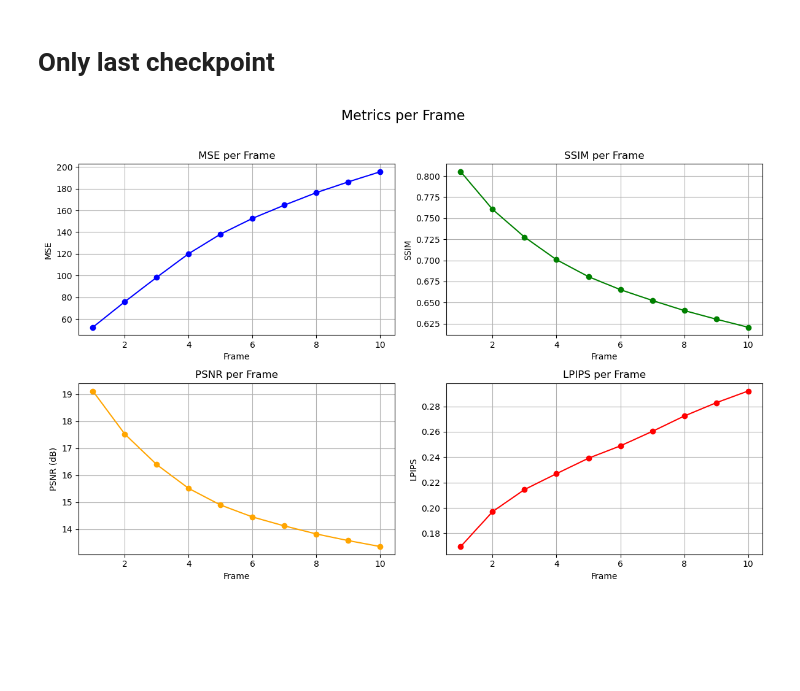
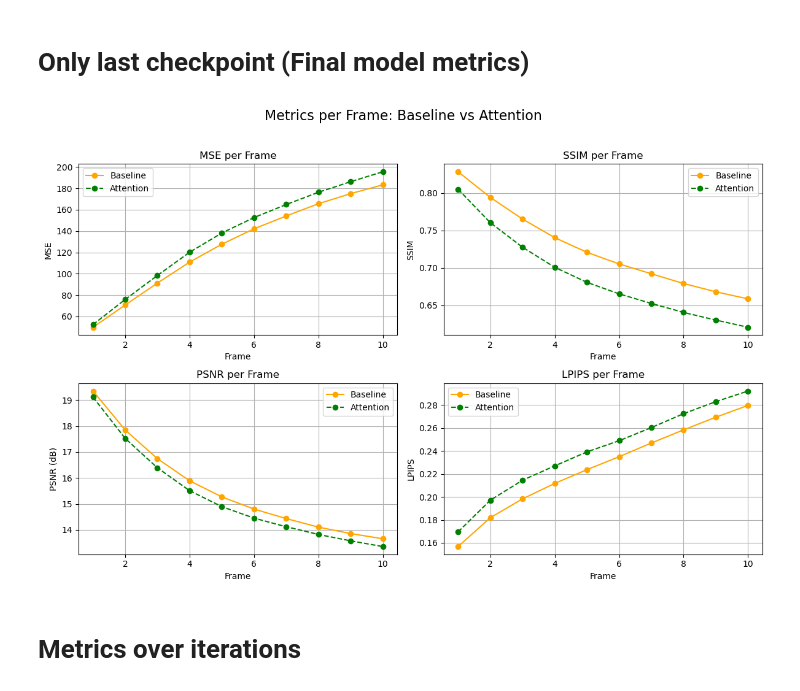
Before and after one commit to LuukNeervens/predrnn-pytorch, a Jupyter notebook: visualization.ipynb, the cells around one changed output. Saved outputs shown, nothing was run; the diff lists cells and outputs as text; code cells hidden in the pictures; blank space fills up the shorter version.

```diff
--- a/visualization.ipynb
+++ b/visualization.ipynb
@@ -1,62 +3,97 @@
 # %% [markdown]
-# Only last checkpoint
+# Only last checkpoint (Final model metrics)
 # %%
-import matplotlib.pyplot as plt
-
-# Data (excluding averages)
-mse_per_seq = [
+attention_mse_per_seq = [
     52.36040260897104, 75.87598776147068, 98.39102316860215, 120.14814405939187,
     138.20194878635635, 152.695644577823, 164.90908127137456, 176.3994511983481,
     186.32597479762802, 195.65048548686934
 ]
 
-ssim_per_frame = [
+attention_ssim_per_frame = [
     0.8051972, 0.7604716, 0.72762644, 0.70079494, 0.6806795,
     0.66524535, 0.6524609, 0.64045924, 0.6302457, 0.6206291
 ]
 
-psnr_per_frame = [
+attention_psnr_per_frame = [
     19.114466, 17.523293, 16.392725, 15.512162, 14.897641,
     14.455559, 14.123965, 13.827261, 13.580985, 13.361341
 ]
 
-lpips_per_frame = [
+attention_lpips_per_frame = [
     0.16954026, 0.19710088, 0.21450773, 0.22699158, 0.23916881,
     0.24890575, 0.26032004, 0.27242687, 0.28289562, 0.29213637
 ]
 
+baseline_mse_per_seq = [
+    49.83746890945128, 70.6915483589632, 91.23019789117407, 110.9301803772708, 127.6862334285874,
+    142.14165401841743, 154.17862241813935, 165.65447820334072, 175.11087060644923, 183.40075260759835
+]
+
+baseline_ssim_per_frame = [
+    0.82856745, 0.79423726, 0.76527035, 0.7404703, 0.720803,
+    0.705273, 0.6921228, 0.67908496, 0.6680762, 0.6586225
+]
+
+baseline_psnr_per_frame = [
+    19.34666, 17.848246, 16.744139, 15.893031, 15.274017,
+    14.803915, 14.438064, 14.108897, 13.862205, 13.661213
+]
+
+baseline_lpips_per_frame = [
+    0.1567664, 0.18188165, 0.19826423, 0.2117261, 0.22371243,
+    0.23498476, 0.24690263, 0.25832912, 0.2693494, 0.2796048
+]
+
+
 frames = list(range(1, 11))
+
+baseline_color = 'orange'
+attention_color = 'green'
 
 # Plotting
 fig, axs = plt.subplots(2, 2, figsize=(12, 8))
-fig.suptitle("Metrics per Frame", fontsize=16)
+fig.suptitle("Metrics per Frame: Baseline vs Attention", fontsize=16)
 
-axs[0, 0].plot(frames, mse_per_seq, marker='o', color='blue')
+# MSE
+axs[0, 0].plot(frames, baseline_mse_per_seq, marker='o', color=baseline_color, label='Baseline')
+axs[0, 0].plot(frames, attention_mse_per_seq, marker='o', color=attention_color, linestyle='--', label='Attention')
 axs[0, 0].set_title("MSE per Frame")
 axs[0, 0].set_xlabel("Frame")
 axs[0, 0].set_ylabel("MSE")
 axs[0, 0].grid(True)
+axs[0, 0].legend()
 
-axs[0, 1].plot(frames, ssim_per_frame, marker='o', color='green')
+# SSIM
+axs[0, 1].plot(frames, baseline_ssim_per_frame, marker='o', color=baseline_color, label='Baseline')
+axs[0, 1].plot(frames, attention_ssim_per_frame, marker='o', color=attention_color, linestyle='--', label='Attention')
 axs[0, 1].set_title("SSIM per Frame")
 axs[0, 1].set_xlabel("Frame")
 axs[0, 1].set_ylabel("SSIM")
 axs[0, 1].grid(True)
+axs[0, 1].legend()
 
-axs[1, 0].plot(frames, psnr_per_frame, marker='o', color='orange')
+# PSNR
+axs[1, 0].plot(frames, baseline_psnr_per_frame, marker='o', color=baseline_color, label='Baseline')
+axs[1, 0].plot(frames, attention_psnr_per_frame, marker='o', color=attention_color, linestyle='--', label='Attention')
 axs[1, 0].set_title("PSNR per Frame")
 axs[1, 0].set_xlabel("Frame")
 axs[1, 0].set_ylabel("PSNR (dB)")
 axs[1, 0].grid(True)
+axs[1, 0].legend()
 
-axs[1, 1].plot(frames, lpips_per_frame, marker='o', color='red')
+# LPIPS
+axs[1, 1].plot(frames, baseline_lpips_per_frame, marker='o', color=baseline_color, label='Baseline')
+axs[1, 1].plot(frames, attention_lpips_per_frame, marker='o', color=attention_color, linestyle='--', label='Attention')
 axs[1, 1].set_title("LPIPS per Frame")
 axs[1, 1].set_xlabel("Frame")
 axs[1, 1].set_ylabel("LPIPS")
 axs[1, 1].grid(True)
+axs[1, 1].legend()
 
 plt.tight_layout(rect=[0, 0, 1, 0.96])
 plt.show()
 # %% [output]
-[figure, old version]
+[figure, new version]
+# %% [markdown]
+# Metrics over iterations
 # %%
```
Also changed, not shown: parts of 4 cells of this notebook, 1 other file.
